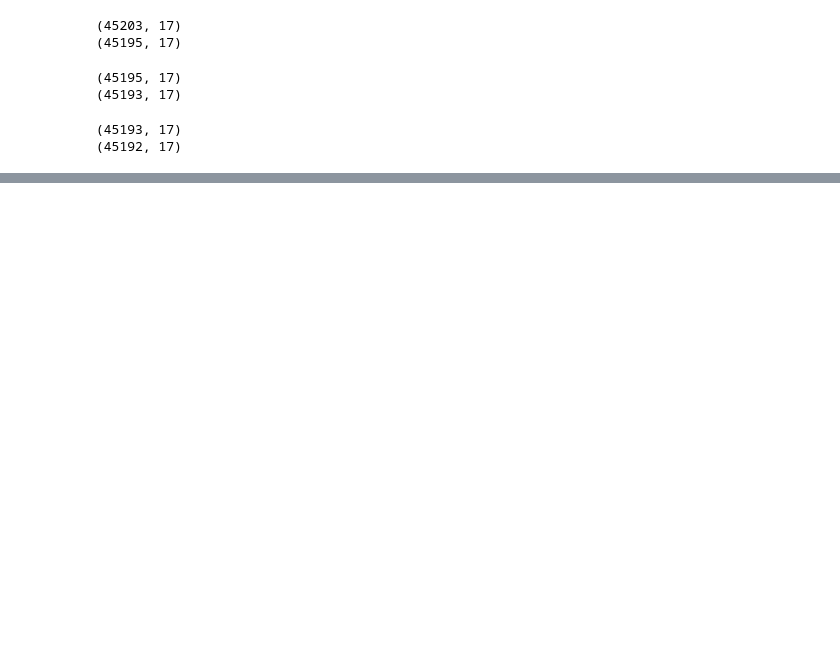
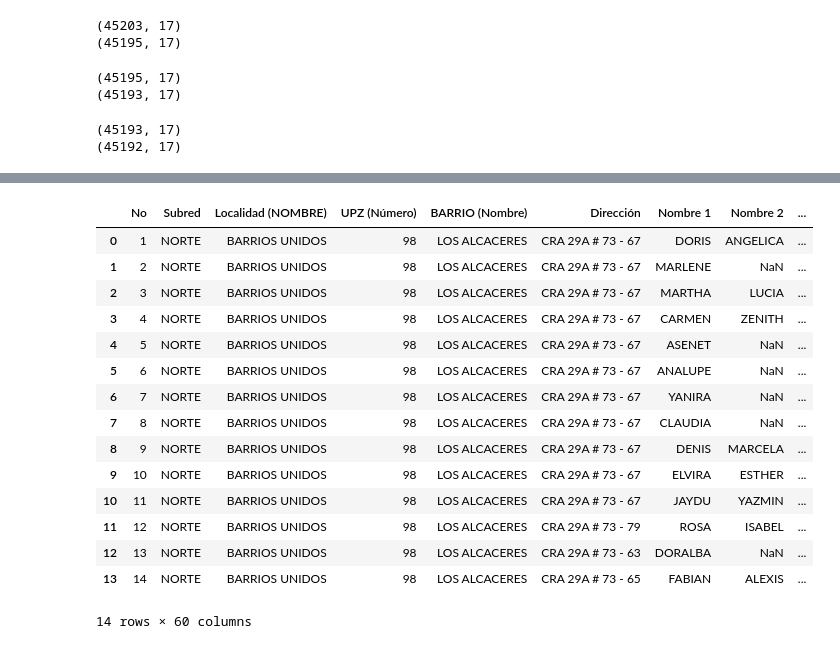
Before and after one commit to asegura4488/CienciaDatos, a Jupyter notebook: Semana3/Sesion5.ipynb, the cells around one changed output, grey strips where cells are left out. Cells and saved outputs as stored; diff of their text form; code cells hidden in the pictures; blank space fills up the shorter version.

```diff
--- a/Semana3/Sesion5.ipynb
+++ b/Semana3/Sesion5.ipynb
@@ -207,0 +258,20 @@ for i, col in enumerate(col_cate):
+# %%
+data1 = pd.read_excel('Datos/Alcaceres.xlsx')
+data1
+# %% [output]
+|  | No | Subred | Localidad (NOMBRE) | UPZ (Número) | BARRIO (Nombre) | Dirección | Nombre 1 | Nombre 2 | ... |
+| 0 | 1 | NORTE | BARRIOS UNIDOS | 98 | LOS ALCACERES | CRA 29A # 73 - 67 | DORIS | ANGELICA | ... |
+| 1 | 2 | NORTE | BARRIOS UNIDOS | 98 | LOS ALCACERES | CRA 29A # 73 - 67 | MARLENE | NaN | ... |
+| 2 | 3 | NORTE | BARRIOS UNIDOS | 98 | LOS ALCACERES | CRA 29A # 73 - 67 | MARTHA | LUCIA | ... |
+| 3 | 4 | NORTE | BARRIOS UNIDOS | 98 | LOS ALCACERES | CRA 29A # 73 - 67 | CARMEN | ZENITH | ... |
+| 4 | 5 | NORTE | BARRIOS UNIDOS | 98 | LOS ALCACERES | CRA 29A # 73 - 67 | ASENET | NaN | ... |
+| 5 | 6 | NORTE | BARRIOS UNIDOS | 98 | LOS ALCACERES | CRA 29A # 73 - 67 | ANALUPE | NaN | ... |
+| 6 | 7 | NORTE | BARRIOS UNIDOS | 98 | LOS ALCACERES | CRA 29A # 73 - 67 | YANIRA | NaN | ... |
+| 7 | 8 | NORTE | BARRIOS UNIDOS | 98 | LOS ALCACERES | CRA 29A # 73 - 67 | CLAUDIA | NaN | ... |
+| 8 | 9 | NORTE | BARRIOS UNIDOS | 98 | LOS ALCACERES | CRA 29A # 73 - 67 | DENIS | MARCELA | ... |
+| 9 | 10 | NORTE | BARRIOS UNIDOS | 98 | LOS ALCACERES | CRA 29A # 73 - 67 | ELVIRA | ESTHER | ... |
+| 10 | 11 | NORTE | BARRIOS UNIDOS | 98 | LOS ALCACERES | CRA 29A # 73 - 67 | JAYDU | YAZMIN | ... |
+| 11 | 12 | NORTE | BARRIOS UNIDOS | 98 | LOS ALCACERES | CRA 29A # 73 - 79 | ROSA | ISABEL | ... |
+| 12 | 13 | NORTE | BARRIOS UNIDOS | 98 | LOS ALCACERES | CRA 29A # 73 - 63 | DORALBA | NaN | ... |
+| 13 | 14 | NORTE | BARRIOS UNIDOS | 98 | LOS ALCACERES | CRA 29A # 73 - 65 | FABIAN | ALEXIS | ... |
+14 rows × 60 columns
```
Also changed, not shown: parts of 19 cells of this notebook.
